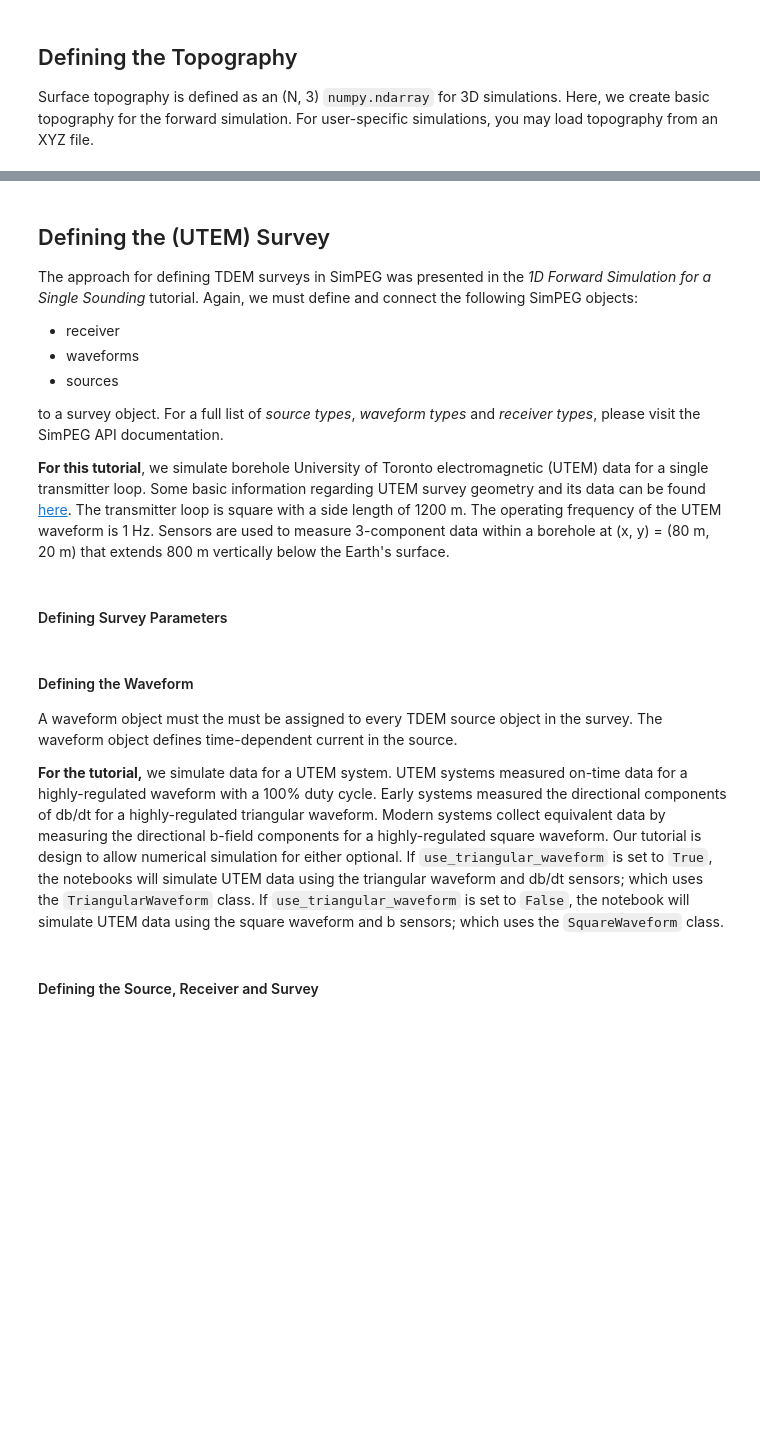
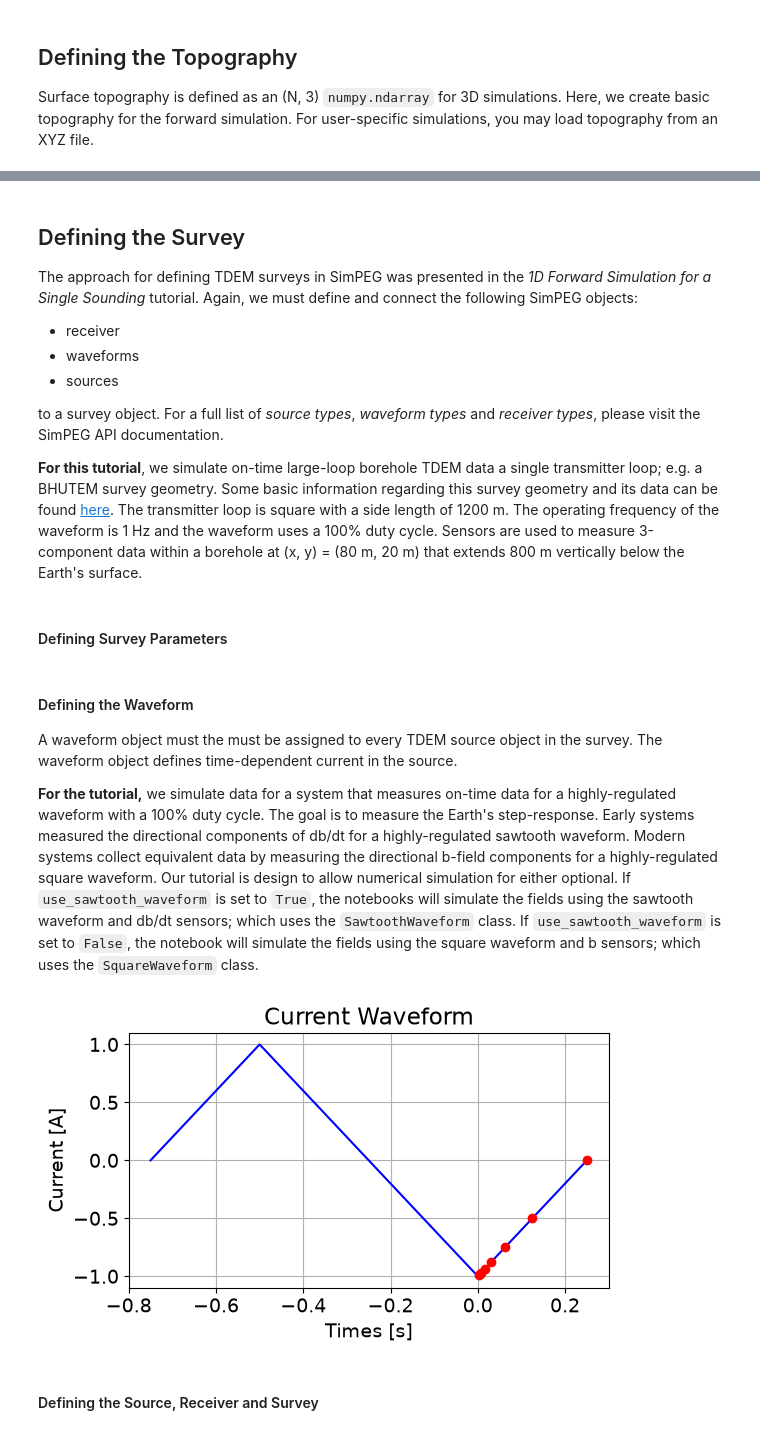
Before and after one commit to ubcgif/2026-simpeg-hfv-tutorial, a Jupyter notebook: notebooks/fwd_hierarchical_3d_part_1.ipynb, the cells around one changed output, grey strips where cells are left out. Cells and saved outputs as stored; diff of their text form; code cells hidden in the pictures; blank space fills up the shorter version.

Commit message:
Update to use Sawtooth instead of Triangular. Remove emphasis on UTEM system specifically

```diff
--- a/notebooks/fwd_hierarchical_3d_part_1.ipynb
+++ b/notebooks/fwd_hierarchical_3d_part_1.ipynb
@@ -98,5 +100,5 @@ ax.view_init(elev=45.0, azim=-125)
 # %% [markdown]
-## Defining the (UTEM) Survey
+## Defining the Survey
 
 The approach for defining TDEM surveys in SimPEG was presented in the *1D Forward Simulation for a Single Sounding* tutorial. Again, we must define and connect the following SimPEG objects:
 
@@ -106,7 +108,7 @@ The approach for defining TDEM surveys in SimPEG was presented in the *1D Forwar
 
 to a survey object. For a full list of *source types*, *waveform types* and *receiver types*, please visit the SimPEG API documentation.
 
-**For this tutorial**, we simulate borehole University of Toronto electromagnetic (UTEM) data for a single transmitter loop. Some basic information regarding UTEM survey geometry and its data can be found [here](https://giftoolscookbook.readthedocs.io/en/latest/content/comprehensive_workflow/utem/1_basic_anomalies.html). The transmitter loop is square with a side length of 1200 m. The operating frequency of the UTEM waveform is 1 Hz. Sensors are used to measure 3-component data within a borehole at (x, y) = (80 m, 20 m) that extends 800 m vertically below the Earth's surface.
+**For this tutorial**, we simulate on-time large-loop borehole TDEM data a single transmitter loop; e.g. a BHUTEM survey geometry. Some basic information regarding this survey geometry and its data can be found [here](https://giftoolscookbook.readthedocs.io/en/latest/content/comprehensive_workflow/utem/1_basic_anomalies.html). The transmitter loop is square with a side length of 1200 m. The operating frequency of the waveform is 1 Hz and the waveform uses a 100\% duty cycle. Sensors are used to measure 3-component data within a borehole at (x, y) = (80 m, 20 m) that extends 800 m vertically below the Earth's surface.
 # %% [markdown]
 #### Defining Survey Parameters
 # %%
@@ -129,38 +131,40 @@ time_channels = (period / 4) * 2 ** np.linspace(-7, 0, 8)
 
 A waveform object must the must be assigned to every TDEM source object in the survey. The waveform object defines time-dependent current in the source.
 
-**For the tutorial,** we simulate data for a UTEM system. UTEM systems measured on-time data for a highly-regulated waveform with a 100\% duty cycle. Early systems measured the directional components of db/dt for a highly-regulated triangular waveform. Modern systems collect equivalent data by measuring the directional b-field components for a highly-regulated square waveform. Our tutorial is design to allow numerical simulation for either optional. If `use_triangular_waveform` is set to `True`, the notebooks will simulate UTEM data using the triangular waveform and db/dt sensors; which uses the ``TriangularWaveform`` class. If `use_triangular_waveform` is set to `False`, the notebook will simulate UTEM data using the square waveform and b sensors; which uses the ``SquareWaveform`` class.
+**For the tutorial,** we simulate data for a system that measures on-time data for a highly-regulated waveform with a 100\% duty cycle. The goal is to measure the Earth's step-response. Early systems measured the directional components of db/dt for a highly-regulated sawtooth waveform. Modern systems collect equivalent data by measuring the directional b-field components for a highly-regulated square waveform. Our tutorial is design to allow numerical simulation for either optional. If `use_sawtooth_waveform` is set to `True`, the notebooks will simulate the fields using the sawtooth waveform and db/dt sensors; which uses the ``SawtoothWaveform`` class. If `use_sawtooth_waveform` is set to `False`, the notebook will simulate the fields using the square waveform and b sensors; which uses the ``SquareWaveform`` class.
 # %%
-use_triangular_waveform = False
+use_sawtooth_waveform = True
 
-if use_triangular_waveform:
-    utem_waveform = TriangularWaveform(operating_frequency)
+if use_sawtooth_waveform:
+    my_waveform = SawtoothWaveform(operating_frequency)
 else:
-    utem_waveform = SquareWaveform(operating_frequency)
+    my_waveform = SquareWaveform(operating_frequency)
 # %%
 fig = plt.figure(figsize=(6, 3))
 
 ax1 = fig.add_axes([0.1, 0.1, 0.8, 0.85])
-if use_triangular_waveform:
+if use_sawtooth_waveform:
     plot_times = np.linspace(-0.75*period, 0.25*period, 201)
 else:
     plot_times = np.linspace(-period, 0.5*period, 201)
 ax1.plot(
     plot_times,
-    [utem_waveform.eval(t) for t in plot_times],
+    [my_waveform.eval(t) for t in plot_times],
     "b"
 )
 ax1.plot(
     time_channels,
-    [utem_waveform.eval(t) for t in time_channels],
+    [my_waveform.eval(t) for t in time_channels],
     "ro"
 )
 ax1.grid()
 ax1.set_xlabel("Times [s]")
 ax1.set_ylabel("Current [A]")
 ax1.set_title("Current Waveform")
 
 plt.show()
+# %% [output]
+[figure, added]
 # %% [markdown]
 #### Defining the Source, Receiver and Survey
 # %% [markdown]
```
Also changed, not shown: parts of 20 cells of this notebook, 2 other files.
